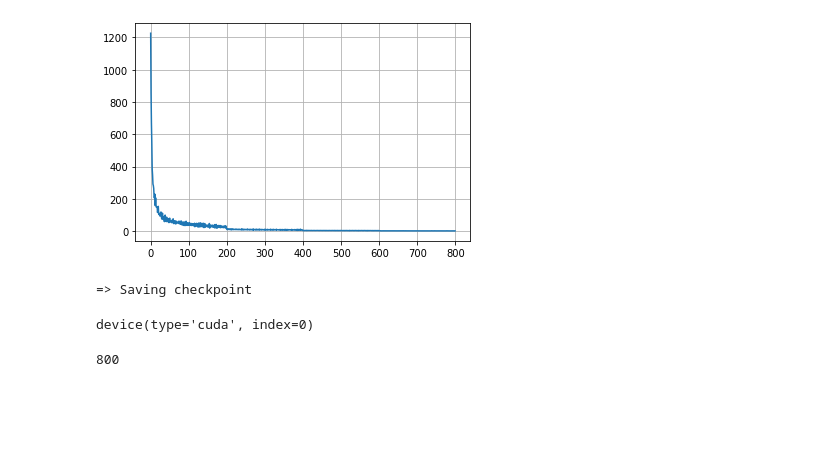
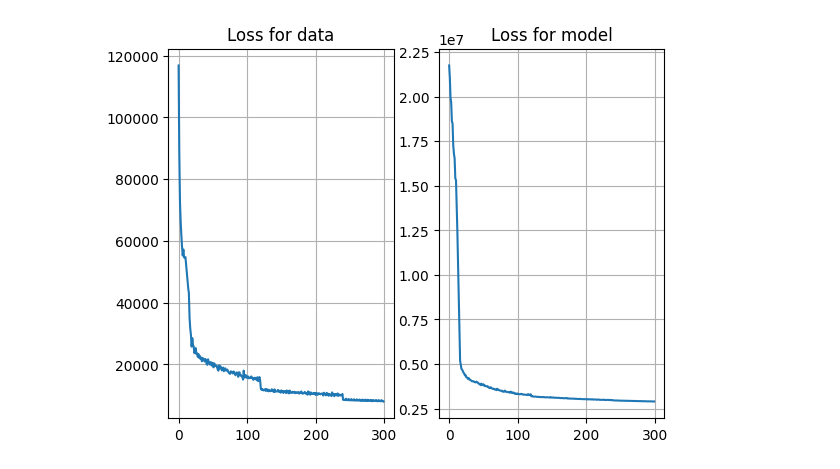
Before and after one commit to AmirMardan/pinn_fwi, a Jupyter notebook: pinn_fwi.ipynb, the cells around one changed output. Saved outputs shown, nothing was run; the diff lists cells and outputs as text; code cells hidden in the pictures; blank space fills up the shorter version.

```diff
--- a/pinn_fwi.ipynb
+++ b/pinn_fwi.ipynb
@@ -135,11 +208,18 @@ cbar = fig.colorbar(im, cax=cax, orientation="vertical",
-# %%
-plt.plot(all_loss)
-plt.grid()
-# %% [output]
-[figure, removed]
+# %%
+fig, ax = plt.subplots(1, 2)
+ax[0].plot(all_loss_data,
+            label="Data")
+ax[0].set_title("Loss for data")
+
+ax[1].plot(all_loss_model,
+            label="Model")
+ax[1].set_title("Loss for model")
+
+ax[0].grid()
+ax[1].grid()
+# %% [output]
+[figure, added]
 # %%
-file_name = PATH + "/results/"+ PACKAGE + "_autoencoder_ns60_freqs_152560.pth.tar"
-save_checkpoint(autoencoder, file_name)
+# file_name = PATH + "/results/"+ PACKAGE + "_autoencoder_ns60_freqs_152560.pth.tar"
+# save_checkpoint(autoencoder, file_name)
-# %% [output]
-=> Saving checkpoint
 # %%
@@ -148,8 +227,0 @@ save_mat(PATH + "/results/"+ PACKAGE, data={"m":m, "res":all_loss}, unique=True)
-# %%
-d_obs.device
-# %% [output]
-device(type='cuda', index=0)
-# %%
-len(all_loss)
-# %% [output]
-800
```
Also changed, not shown: parts of 19 cells of this notebook, 5 other files.
